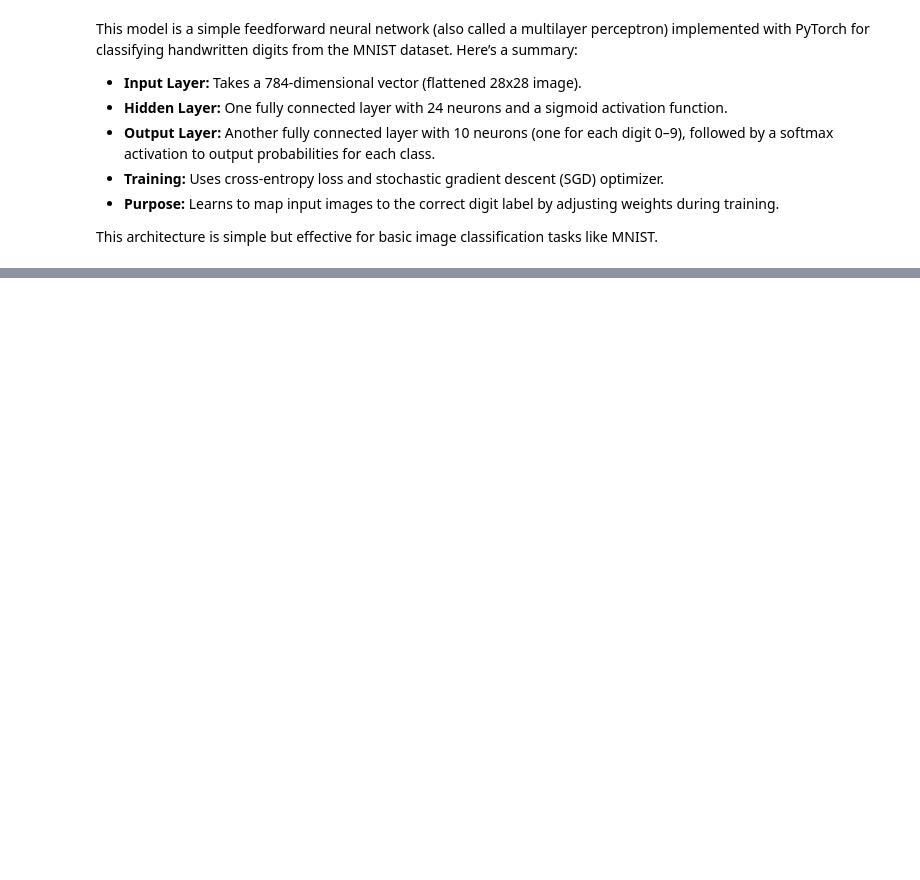
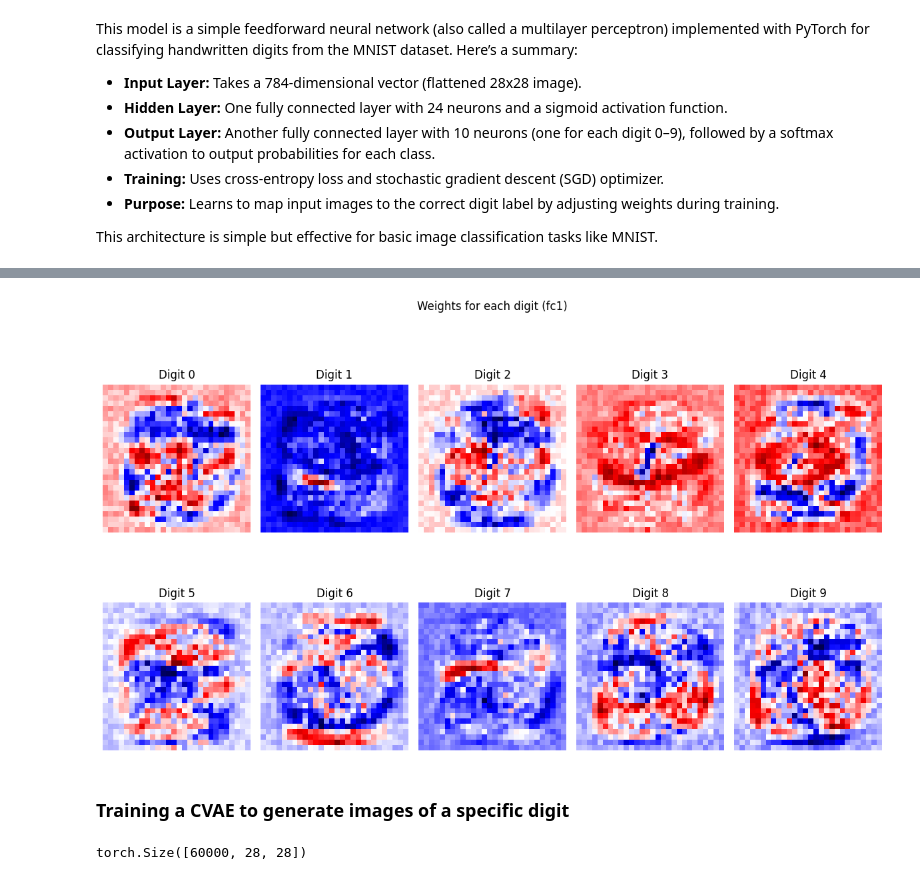
Before and after one commit to luleoli/data-sci-portfolio, a Jupyter notebook: neuralnetwork_/Aula_1.ipynb, the cells around one changed output, grey strips where cells are left out. Cells and saved outputs as stored; diff of their text form; code cells hidden in the pictures; blank space fills up the shorter version.

```diff
--- a/neuralnetwork_/Aula_1.ipynb
+++ b/neuralnetwork_/Aula_1.ipynb
@@ -273,0 +311,15 @@ plt.show()
+# %%
+fig, axes = plt.subplots(2, 5, figsize=(12, 8))
+for digit in range(10):
+    W = model.fc1.weight.data.numpy()[digit].reshape(28, 28)
+    ax = axes.flat[digit]
+    im = ax.imshow(W, cmap="seismic")
+    ax.set_title(f"Digit {digit}")
+    ax.axis('off')
+plt.suptitle("Weights for each digit (fc1)")
+plt.tight_layout()
+plt.show()
+# %% [output]
+[figure, added]
+# %% [markdown]
+### Training a CVAE to generate images of a specific digit
@@ -273,0 +342,4 @@ plt.show()
+# %%
+trainloader.dataset.data.shape
+# %% [output]
+torch.Size([60000, 28, 28])
```
Also changed, not shown: parts of 11 cells of this notebook.
